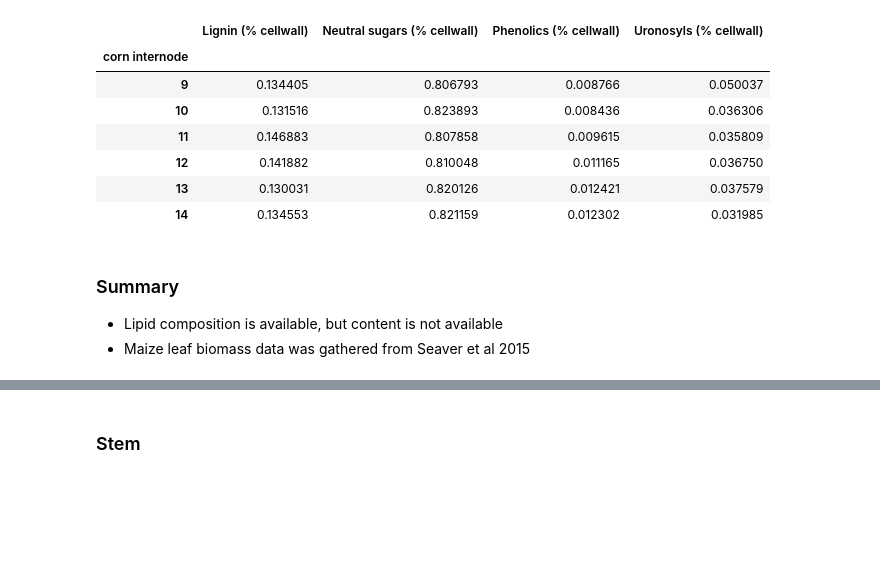
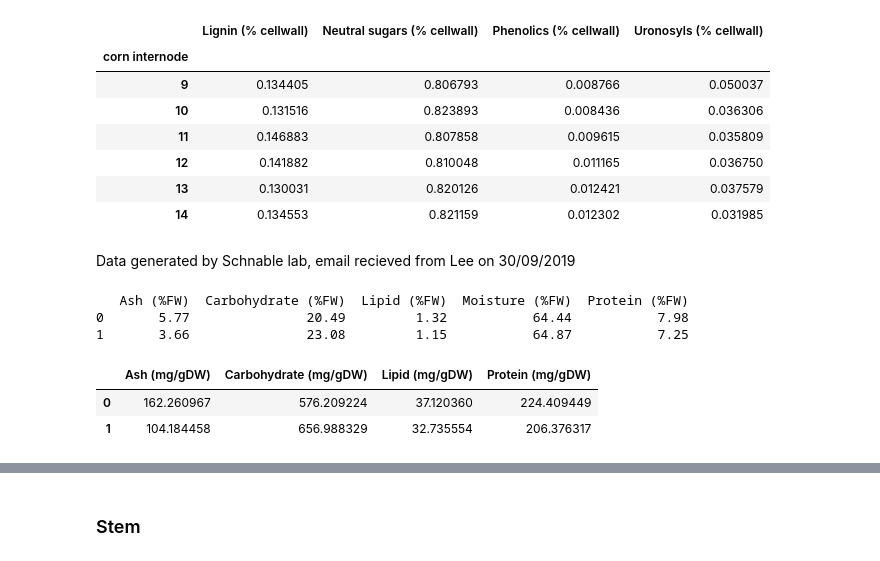
Before and after one commit to cropsinsilico/tissue-specific-FBA-models, a Jupyter notebook: Biomass data - maize.ipynb, the cells around one changed output, grey strips where cells are left out. Saved outputs shown, nothing was run; the diff lists cells and outputs as text; code cells hidden in the pictures; blank space fills up the shorter version.

Commit message:
-update scripts to generate maize tissue-specific models

```diff
--- a/Biomass data - maize.ipynb
+++ b/Biomass data - maize.ipynb
@@ -237,8 +272,3 @@ df_leaf_content_4_std
 | 12 | 0.141882 | 0.810048 | 0.011165 | 0.036750 |
 | 13 | 0.130031 | 0.820126 | 0.012421 | 0.037579 |
 | 14 | 0.134553 | 0.821159 | 0.012302 | 0.031985 |
-# %% [markdown]
-### Summary
-
-- Lipid composition is available, but content is not available
-- Maize leaf biomass data was gathered from Seaver et al 2015
@@ -269,0 +275,22 @@ biomass.at["TRP_c","leaf"]=df_leaf_content_2.at["Trp","stoichiometry from Seaver
+# %% [markdown]
+Data generated by Schnable lab, email recieved from Lee on 30/09/2019
+# %%
+df_leaf_content_5 = pd.DataFrame(data={"Moisture (%FW)":[64.44,64.87],
+                                       "Ash (%FW)":[5.77,3.66],
+                                       "Protein (%FW)":[7.98,7.25],
+                                       "Lipid (%FW)":[1.32,1.15],
+                                       "Carbohydrate (%FW)":[20.49,23.08]})
+print df_leaf_content_5
+
+df_leaf_content_5_std = pd.DataFrame(data={"Ash (mg/gDW)":1000*df_leaf_content_5["Ash (%FW)"]/(100 - df_leaf_content_5["Moisture (%FW)"]),
+                                           "Protein (mg/gDW)":1000*df_leaf_content_5["Protein (%FW)"]/(100 - df_leaf_content_5["Moisture (%FW)"]),
+                                           "Lipid (mg/gDW)":1000*df_leaf_content_5["Lipid (%FW)"]/(100 - df_leaf_content_5["Moisture (%FW)"]),
+                                           "Carbohydrate (mg/gDW)":1000*df_leaf_content_5["Carbohydrate (%FW)"]/(100 - df_leaf_content_5["Moisture (%FW)"])})
+df_leaf_content_5_std
+# %% [output]
+   Ash (%FW)  Carbohydrate (%FW)  Lipid (%FW)  Moisture (%FW)  Protein (%FW)
+0       5.77               20.49         1.32           64.44           7.98
+1       3.66               23.08         1.15           64.87           7.25
+|  | Ash (mg/gDW) | Carbohydrate (mg/gDW) | Lipid (mg/gDW) | Protein (mg/gDW) |
+| 0 | 162.260967 | 576.209224 | 37.120360 | 224.409449 |
+| 1 | 104.184458 | 656.988329 | 32.735554 | 206.376317 |
```
Also changed, not shown: parts of 25 cells of this notebook, 1 other file.
